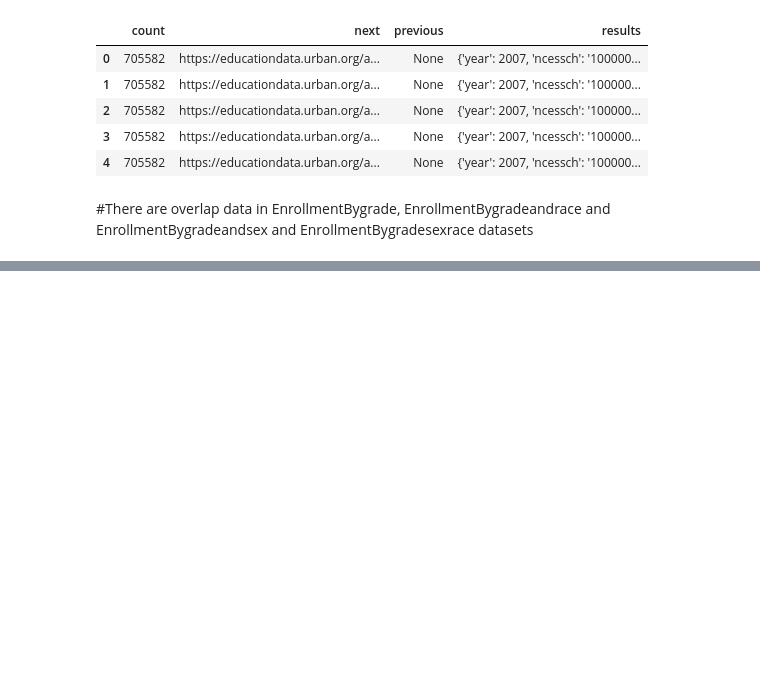
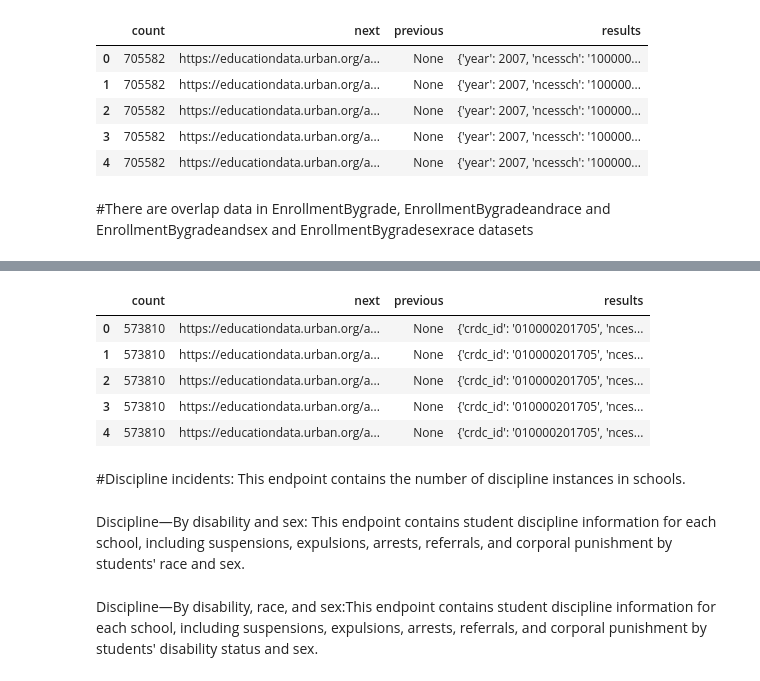
Before and after one commit to MaryamNzr/Springboard-Capstone-1, a Jupyter notebook: Education-Data-Portal.ipynb, the cells around one changed output, grey strips where cells are left out. Drawn from its saved outputs; the diff is of its cells as text; code cells hidden in the pictures; blank space fills up the shorter version.

```diff
--- a/Education-Data-Portal.ipynb
+++ b/Education-Data-Portal.ipynb
@@ -204,0 +204,19 @@ EnrollmentBygradesexrace.head()
+# %%
+from urllib.request import urlopen
+from json import loads
+url = "https://educationdata.urban.org/api/v1/schools/crdc/enrollment/2011/lep/sex/"
+response = urlopen(url)
+EnrollmentByLEPandsex = loads(response.read())
+# %%
+EnrollmentByLEPandsex=pd.DataFrame(EnrollmentByLEPandsex)
+# %%
+EnrollmentByLEPandsex.head()
+# %% [output]
+|  | count | next | previous | results |
+| 0 | 573810 | https://educationdata.urban.org/a... | None | {'crdc_id': '010000201705', 'nces... |
+| 1 | 573810 | https://educationdata.urban.org/a... | None | {'crdc_id': '010000201705', 'nces... |
+| 2 | 573810 | https://educationdata.urban.org/a... | None | {'crdc_id': '010000201705', 'nces... |
+| 3 | 573810 | https://educationdata.urban.org/a... | None | {'crdc_id': '010000201705', 'nces... |
+| 4 | 573810 | https://educationdata.urban.org/a... | None | {'crdc_id': '010000201705', 'nces... |
+# %% [markdown]
+#Discipline incidents: This endpoint contains the number of discipline instances in schools.
@@ -204,0 +229,2 @@ EnrollmentBygradesexrace.head()
+# %% [markdown]
+Discipline—By disability and sex: This endpoint contains student discipline information for each school, including suspensions, expulsions, arrests, referrals, and corporal punishment by students' race and sex.
@@ -204,0 +237,2 @@ EnrollmentBygradesexrace.head()
+# %% [markdown]
+Discipline—By disability, race, and sex:This endpoint contains student discipline information for each school, including suspensions, expulsions, arrests, referrals, and corporal punishment by students' disability status and sex.
```
Also changed, not shown: parts of 37 cells of this notebook.
